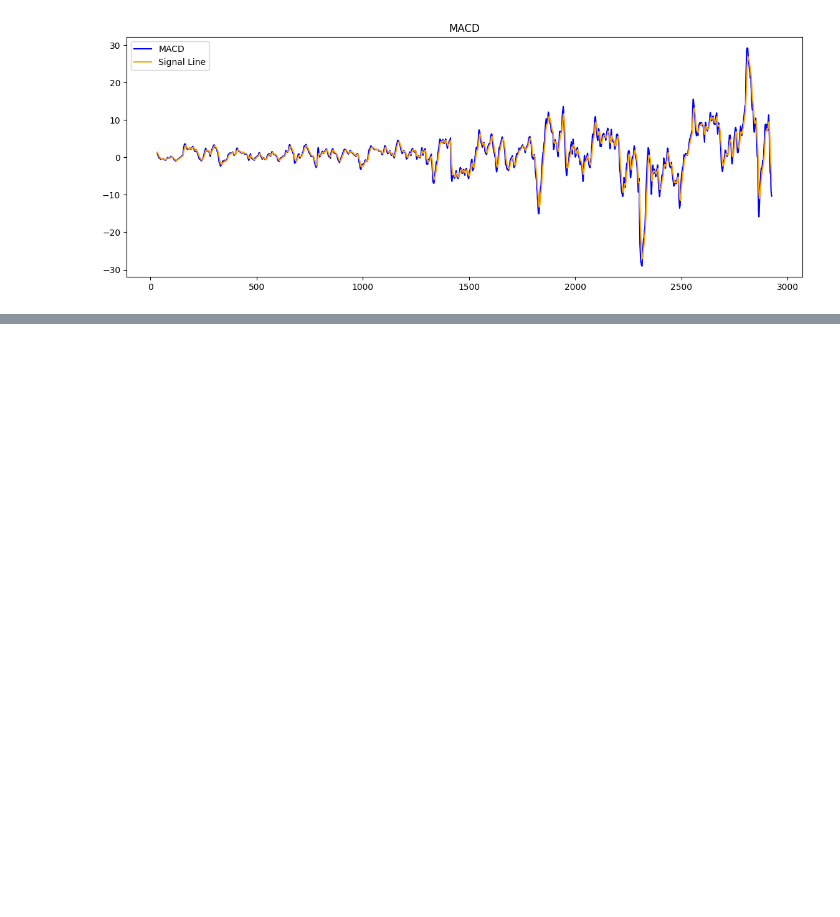
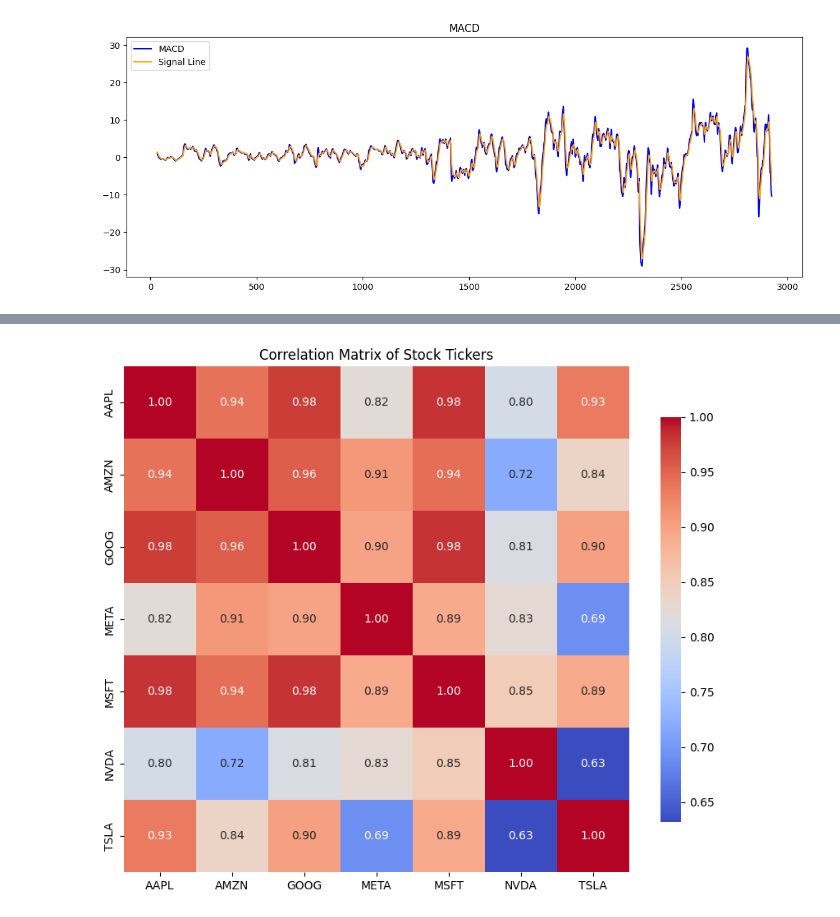
Before and after one commit to Gashaye1023/Predicting-Price-Moves-with-Sentiment, a Jupyter notebook: notebooks/Main.ipynb, the cells around one changed output, grey strips where cells are left out. Saved outputs shown, nothing was run; the diff lists cells and outputs as text; code cells hidden in the pictures; blank space fills up the shorter version.

```diff
--- a/notebooks/Main.ipynb
+++ b/notebooks/Main.ipynb
@@ -675,0 +706,29 @@ news_df['date'] = pd.to_datetime(news_df['date'], errors='coerce')
+# %%
+import pandas as pd
+import talib # Assuming talib is installed and available
+
+# Load historical data for each stock with specified format
+files = [
+    ('../yfinance_data/AAPL_historical_data.csv', 'AAPL'),
+    ('../yfinance_data/AMZN_historical_data.csv', 'AMZN'),
+    ('../yfinance_data/GOOG_historical_data.csv', 'GOOG'),
+    ('../yfinance_data/META_historical_data.csv', 'META'),
+    ('../yfinance_data/MSFT_historical_data.csv', 'MSFT'),
+    ('../yfinance_data/NVDA_historical_data.csv', 'NVDA'),
+    ('../yfinance_data/TSLA_historical_data.csv', 'TSLA')
+]
+
+stock_data = {}
+for filepath, stock_name in files:
+    df = pd.read_csv(filepath)
+    df['Ticker'] = stock_name  # Adding a new column for the ticker
+    df['Date'] = pd.to_datetime(df['Date'])  # Convert Date column to datetime
+    df.set_index('Date', inplace=True)  # Set Date as index
+    stock_data[stock_name] = df  # Store DataFrame in the dictionary
+# %%
+combined_data = pd.concat([data['Close'] for data in stock_data.values()], axis=1)
+combined_data.columns = stock_data.keys()  # Set the column names to the ticker symbols
+# Calculate the correlation matrix
+correlation_matrix = combined_data.corr()
+# Display the correlation matrix
+print(correlation_matrix)
@@ -675,0 +744,8 @@ news_df['date'] = pd.to_datetime(news_df['date'], errors='coerce')
+# %%
+# Plotting the correlation matrix
+plt.figure(figsize=(10, 8))
+sns.heatmap(correlation_matrix, annot=True, fmt=".2f", cmap='coolwarm', square=True, cbar_kws={"shrink": .8})
+plt.title('Correlation Matrix of Stock Tickers')
+plt.show()
+# %% [output]
+[figure, added]
```
Also changed, not shown: parts of 23 cells of this notebook.
